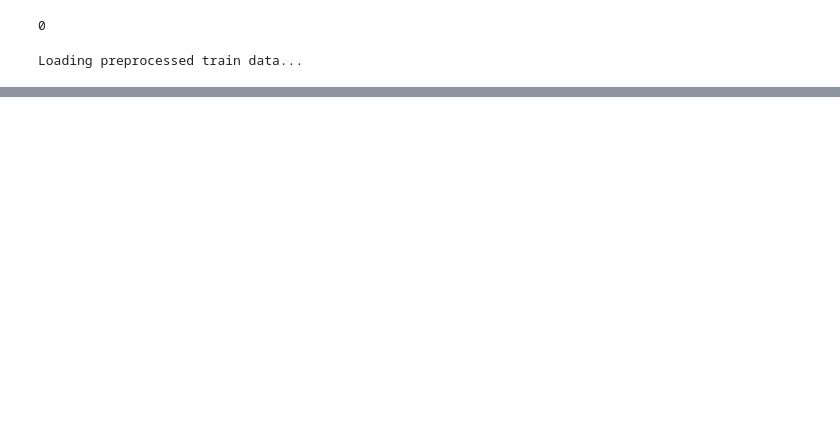
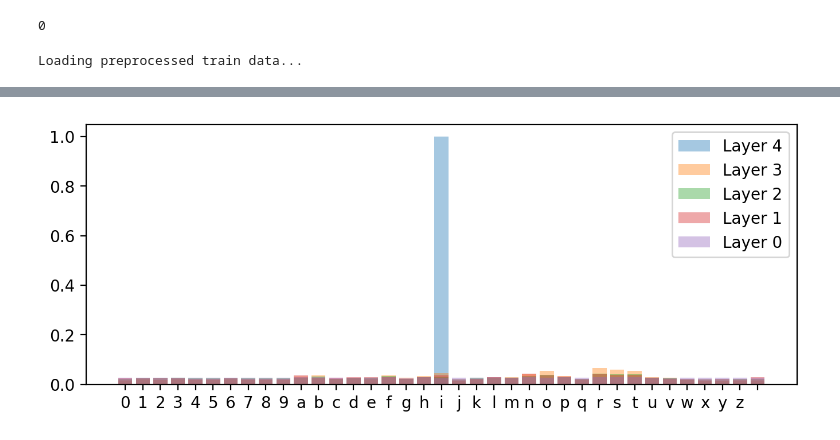
Before and after one commit to ethahtz/PsychedelicDecipher, a Jupyter notebook: demo.ipynb, the cells around one changed output, grey strips where cells are left out. Saved outputs shown, nothing was run; the diff lists cells and outputs as text; code cells hidden in the pictures; blank space fills up the shorter version.

```diff
--- a/demo.ipynb
+++ b/demo.ipynb
@@ -29,0 +96,7 @@ epoch:  0
+# %%
+ciphertext_batch = torch.tensor([freq_encoder(my_tokenizer.encode(ciphertext))], dtype=torch.long).to(device)
+# ciphertext_batch = torch.tensor([my_tokenizer.encode(ciphertext)], dtype=torch.long).to(device)
+logits, activations = my_model(ciphertext_batch)
+# %%
+plain_pred = logitsToStr(my_tokenizer, logits)
+plain_pred
@@ -29,0 +113,17 @@ epoch:  0
+# %%
+import difflib
+
+def char_level_html_diff(text1, text2):
+    assert len(text1) == len(text2), "Strings must be of the same length"
+
+    result = []
+    for char1, char2 in zip(text1, text2):
+        if char1 == char2:
+            result.append(f"<span>{char1}</span>")
+        else:
+            result.append(f"<span style='background-color: #EF9A9A;'>{char2}</span>")
+    return "".join(result)
+
+diff_html = char_level_html_diff(plain, plain_pred)
+with open('diff.html', 'w') as f:
+    f.write(diff_html)
@@ -29,0 +148,10 @@ epoch:  0
+# %%
+POSIDX=9
+
+plt.figure(figsize=(8,6), dpi=200)
+
+for i in range(4,-1,-1):
+    plt.bar(CHAR_SPACE, torch.softmax(my_model.output(activations[i].to(device)).detach().cpu()[0][POSIDX][:len(CHAR_SPACE)], -1), label=f"Layer {i}", alpha=0.4)
+
+plt.legend()
+plt.show()
@@ -29,0 +160,12 @@ epoch:  0
+# %%
+POSIDX=10
+
+plt.figure(figsize=(8,3), dpi=200)
+
+for i in range(4,-1,-1):
+    plt.bar(CHAR_SPACE, torch.softmax(my_model.output(activations[i].to(device)).detach().cpu()[0][POSIDX][:len(CHAR_SPACE)], -1), label=f"Layer {i}", alpha=0.4)
+
+plt.legend()
+plt.show()
+# %% [output]
+[figure, added]
```
Also changed, not shown: parts of 14 cells of this notebook, 6 other files.
